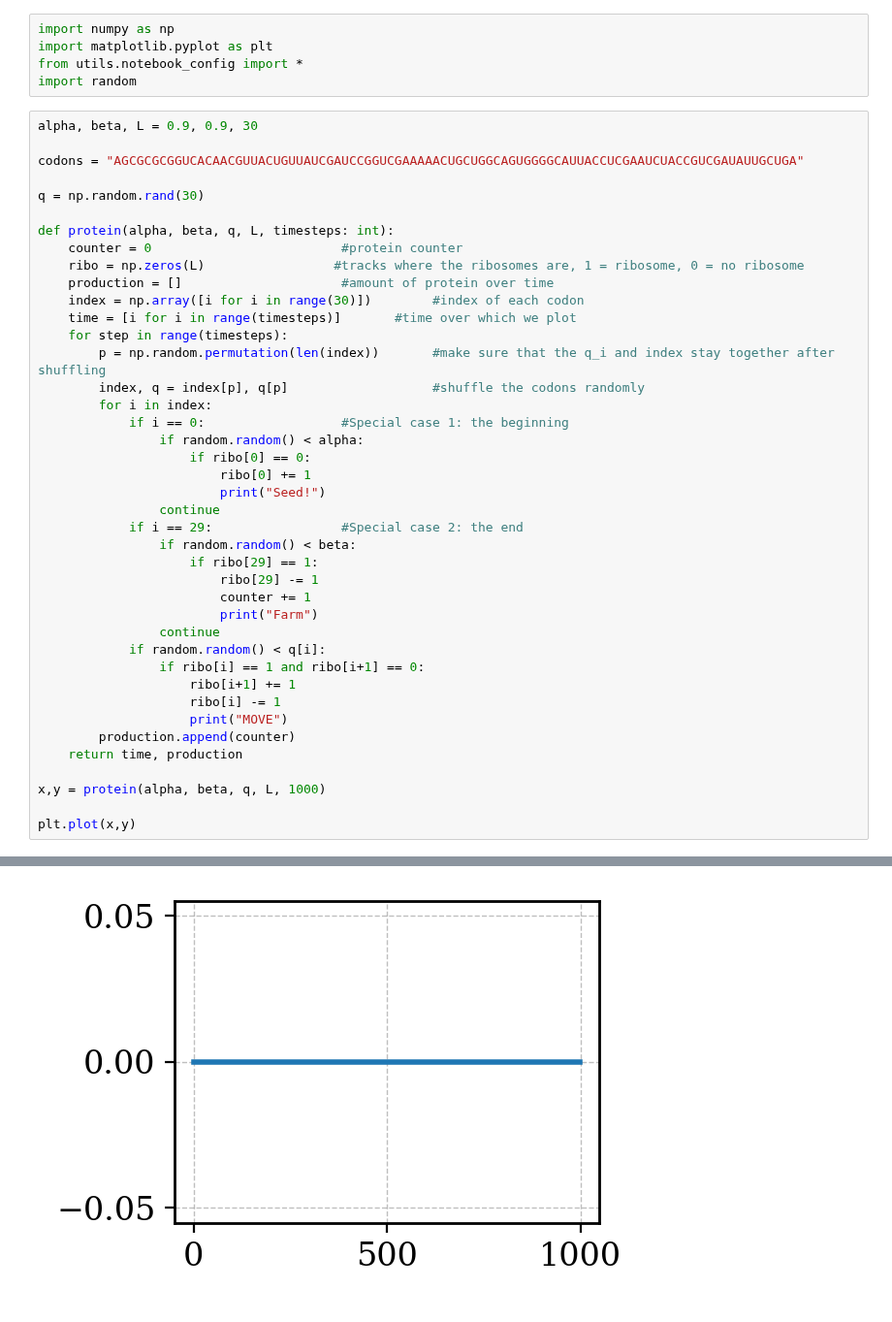
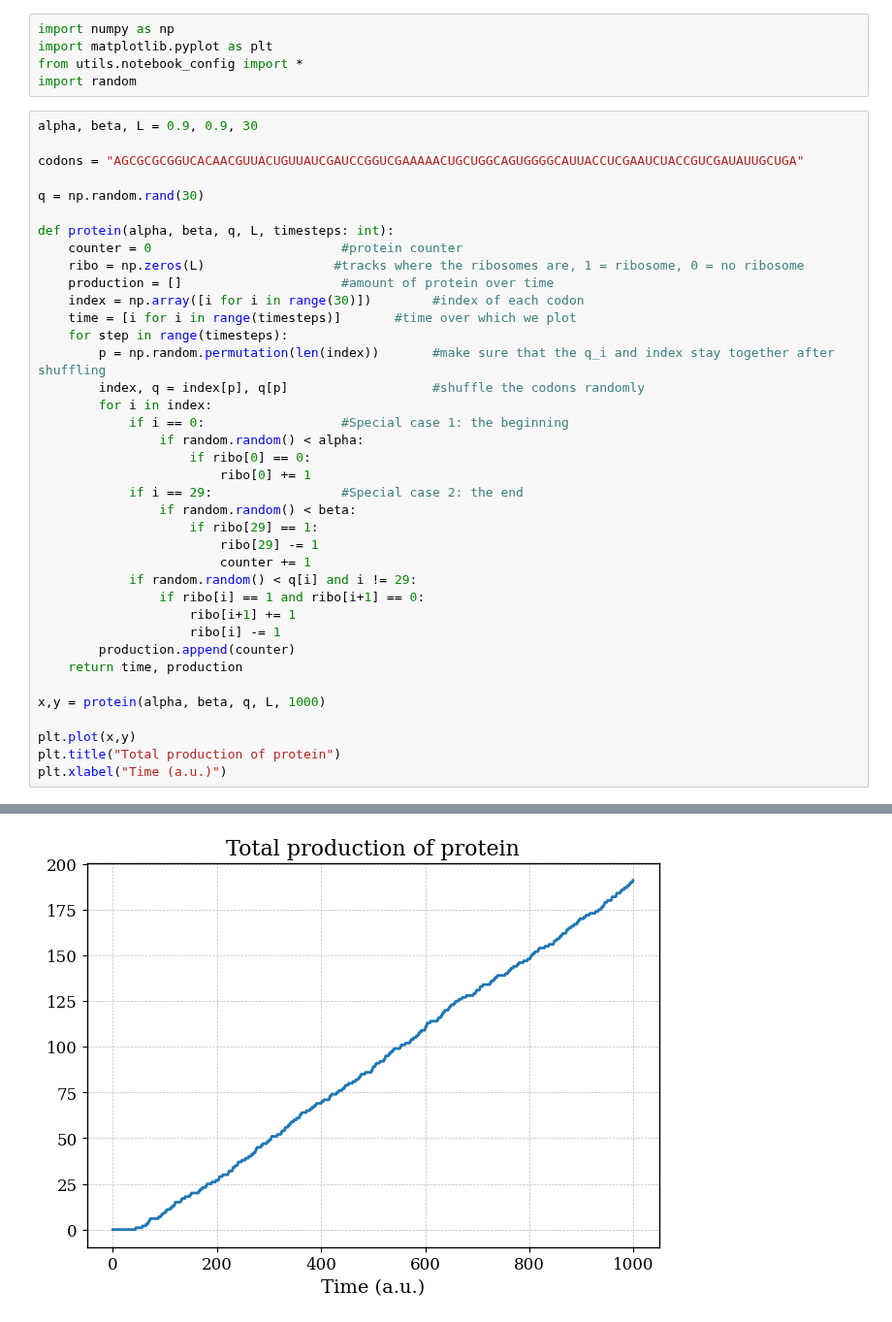
Before and after one commit to RicemanBoy/trafficRNA, a Jupyter notebook: trafficjam.ipynb, the cells around one changed output, grey strips where cells are left out. Shown at 97% size. Drawn from its saved outputs; the diff is of its cells as text.

```diff
--- a/trafficjam.ipynb
+++ b/trafficjam.ipynb
@@ -24,24 +24,21 @@ def protein(alpha, beta, q, L, timesteps: int):
                 if random.random() < alpha:
                     if ribo[0] == 0:
                         ribo[0] += 1
-                        print("Seed!")
-                continue
             if i == 29:                 #Special case 2: the end
                 if random.random() < beta:
                     if ribo[29] == 1:
                         ribo[29] -= 1
                         counter += 1
-                        print("Farm")
-                continue
-            if random.random() < q[i]:
+            if random.random() < q[i] and i != 29:
                 if ribo[i] == 1 and ribo[i+1] == 0:
                     ribo[i+1] += 1
                     ribo[i] -= 1
-                    print("MOVE")
         production.append(counter)
     return time, production
 
 x,y = protein(alpha, beta, q, L, 1000)
 
 plt.plot(x,y)
+plt.title("Total production of protein")
+plt.xlabel("Time (a.u.)")
 # %% [output]
@@ -50 +46 @@ Seed!
-[figure, old version]
+[figure, new version]
```
Also changed, not shown: parts of 2 cells of this notebook, 1 other file.
